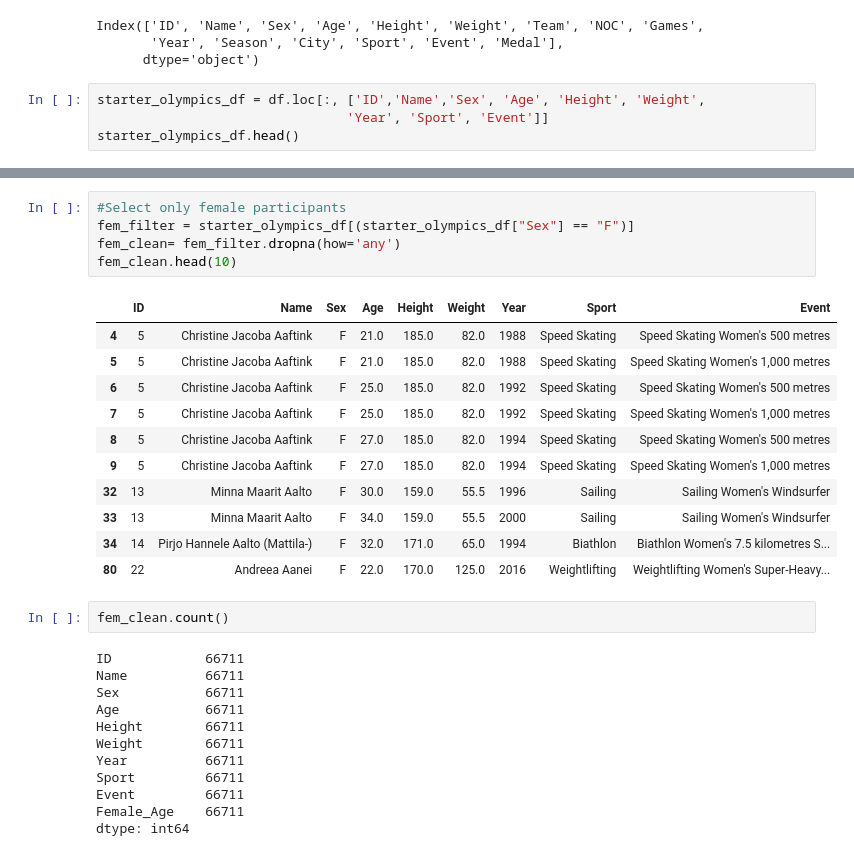
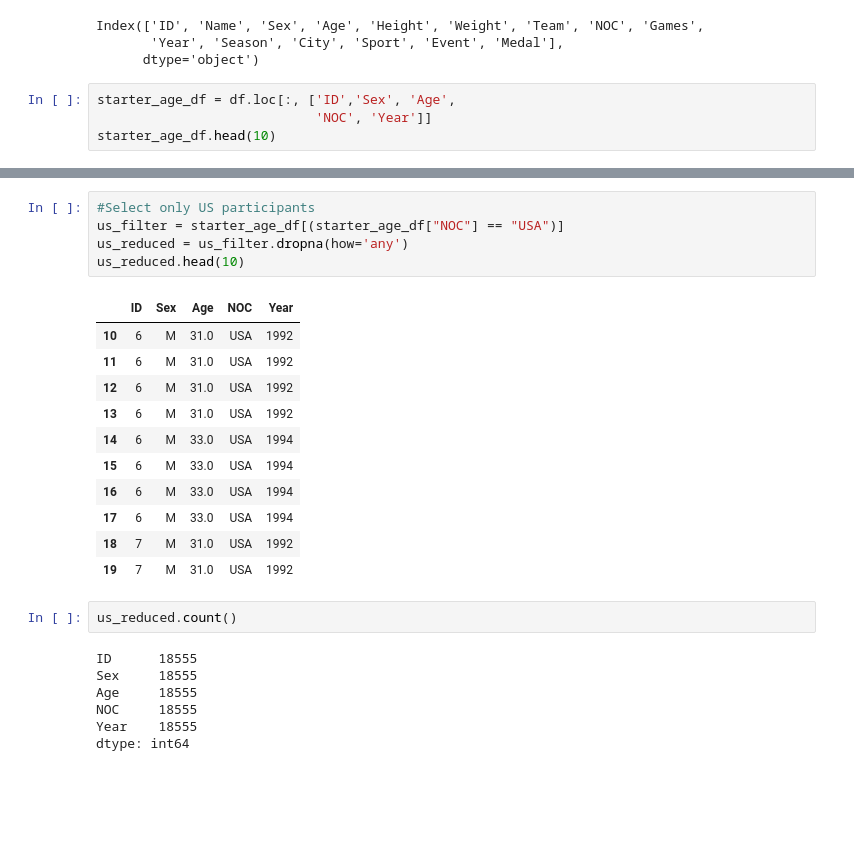
Before and after one commit to fhelms8/Git_Sum_Group_Prj, a Jupyter notebook: Tyler_Work_Age.ipynb, the cells around one changed output, grey strips where cells are left out. Cells and saved outputs as stored; diff of their text form; blank space fills up the shorter version.

```diff
--- a/Tyler_Work_Age.ipynb
+++ b/Tyler_Work_Age.ipynb
@@ -25,7 +33,7 @@ Index(['ID', 'Name', 'Sex', 'Age', 'Height', 'Weight', 'Team', 'NOC', 'Games',
        'Year', 'Season', 'City', 'Sport', 'Event', 'Medal'],
       dtype='object')
 # %%
-starter_olympics_df = df.loc[:, ['ID','Name','Sex', 'Age', 'Height', 'Weight',
-                                'Year', 'Sport', 'Event']]
-starter_olympics_df.head()
+starter_age_df = df.loc[:, ['ID','Sex', 'Age',
+                            'NOC', 'Year']]
+starter_age_df.head(10)
 # %% [output]
@@ -38,33 +60,28 @@ starter_olympics_df.head()
 # %%
-#Select only female participants
-fem_filter = starter_olympics_df[(starter_olympics_df["Sex"] == "F")]
-fem_clean= fem_filter.dropna(how='any')
-fem_clean.head(10)
+#Select only US participants
+us_filter = starter_age_df[(starter_age_df["NOC"] == "USA")]
+us_reduced = us_filter.dropna(how='any')
+us_reduced.head(10)
 # %% [output]
-|  | ID | Name | Sex | Age | Height | Weight | Year | Sport | Event |
-| 4 | 5 | Christine Jacoba Aaftink | F | 21.0 | 185.0 | 82.0 | 1988 | Speed Skating | Speed Skating Women's 500 metres |
-| 5 | 5 | Christine Jacoba Aaftink | F | 21.0 | 185.0 | 82.0 | 1988 | Speed Skating | Speed Skating Women's 1,000 metres |
-| 6 | 5 | Christine Jacoba Aaftink | F | 25.0 | 185.0 | 82.0 | 1992 | Speed Skating | Speed Skating Women's 500 metres |
-| 7 | 5 | Christine Jacoba Aaftink | F | 25.0 | 185.0 | 82.0 | 1992 | Speed Skating | Speed Skating Women's 1,000 metres |
-| 8 | 5 | Christine Jacoba Aaftink | F | 27.0 | 185.0 | 82.0 | 1994 | Speed Skating | Speed Skating Women's 500 metres |
-| 9 | 5 | Christine Jacoba Aaftink | F | 27.0 | 185.0 | 82.0 | 1994 | Speed Skating | Speed Skating Women's 1,000 metres |
-| 32 | 13 | Minna Maarit Aalto | F | 30.0 | 159.0 | 55.5 | 1996 | Sailing | Sailing Women's Windsurfer |
-| 33 | 13 | Minna Maarit Aalto | F | 34.0 | 159.0 | 55.5 | 2000 | Sailing | Sailing Women's Windsurfer |
-| 34 | 14 | Pirjo Hannele Aalto (Mattila-) | F | 32.0 | 171.0 | 65.0 | 1994 | Biathlon | Biathlon Women's 7.5 kilometres S... |
-| 80 | 22 | Andreea Aanei | F | 22.0 | 170.0 | 125.0 | 2016 | Weightlifting | Weightlifting Women's Super-Heavy... |
+|  | ID | Sex | Age | NOC | Year |
+| 10 | 6 | M | 31.0 | USA | 1992 |
+| 11 | 6 | M | 31.0 | USA | 1992 |
+| 12 | 6 | M | 31.0 | USA | 1992 |
+| 13 | 6 | M | 31.0 | USA | 1992 |
+| 14 | 6 | M | 33.0 | USA | 1994 |
+| 15 | 6 | M | 33.0 | USA | 1994 |
+| 16 | 6 | M | 33.0 | USA | 1994 |
+| 17 | 6 | M | 33.0 | USA | 1994 |
+| 18 | 7 | M | 31.0 | USA | 1992 |
+| 19 | 7 | M | 31.0 | USA | 1992 |
 # %%
-fem_clean.count()
+us_reduced.count()
 # %% [output]
-ID            66711
-Name          66711
-Sex           66711
-Age           66711
-Height        66711
-Weight        66711
-Year          66711
-Sport         66711
-Event         66711
-Female_Age    66711
+ID      18555
+Sex     18555
+Age     18555
+NOC     18555
+Year    18555
 dtype: int64
 # %%
 #Calculate Total Players
```
Also changed, not shown: parts of 35 cells of this notebook.
